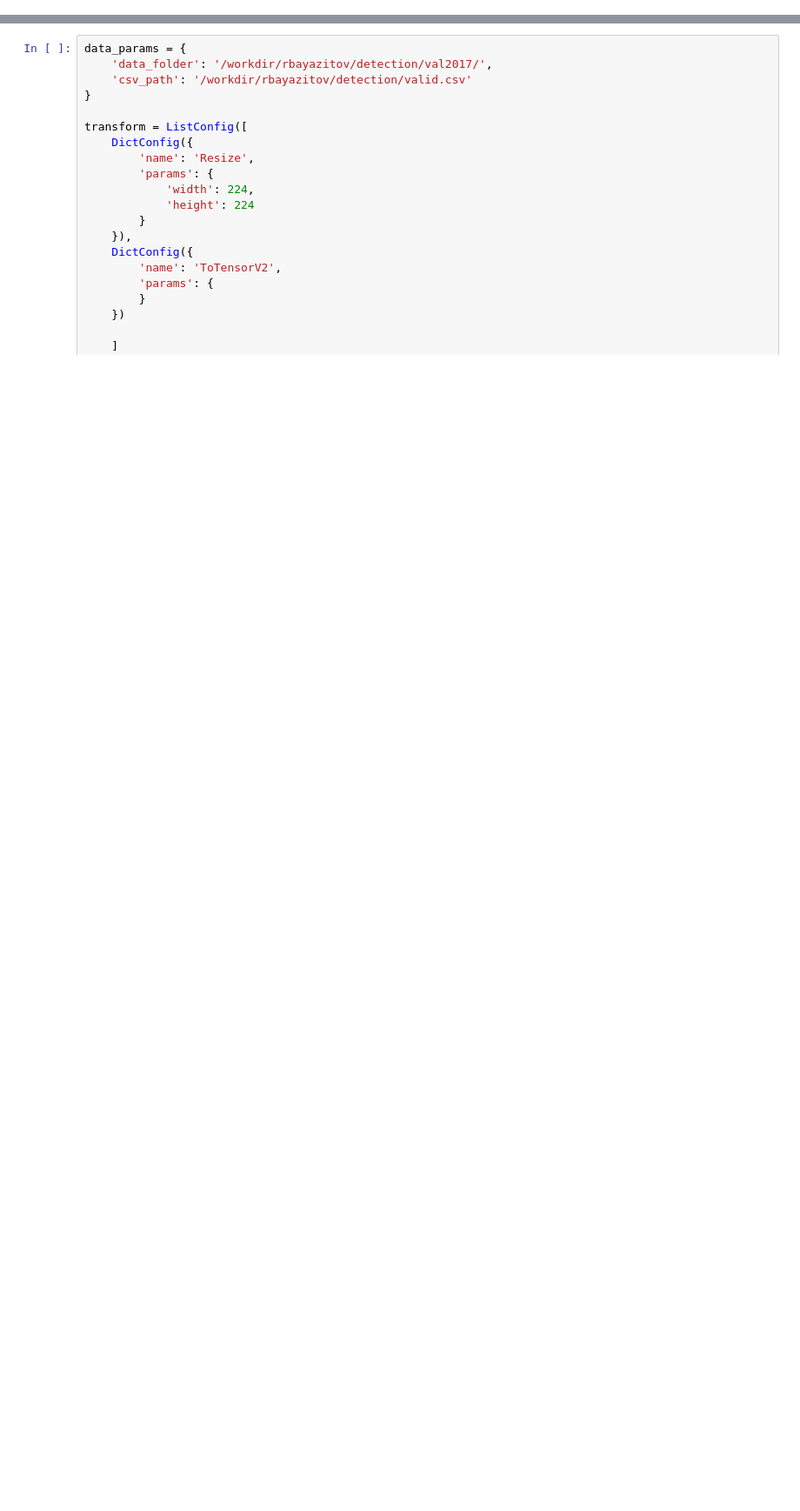
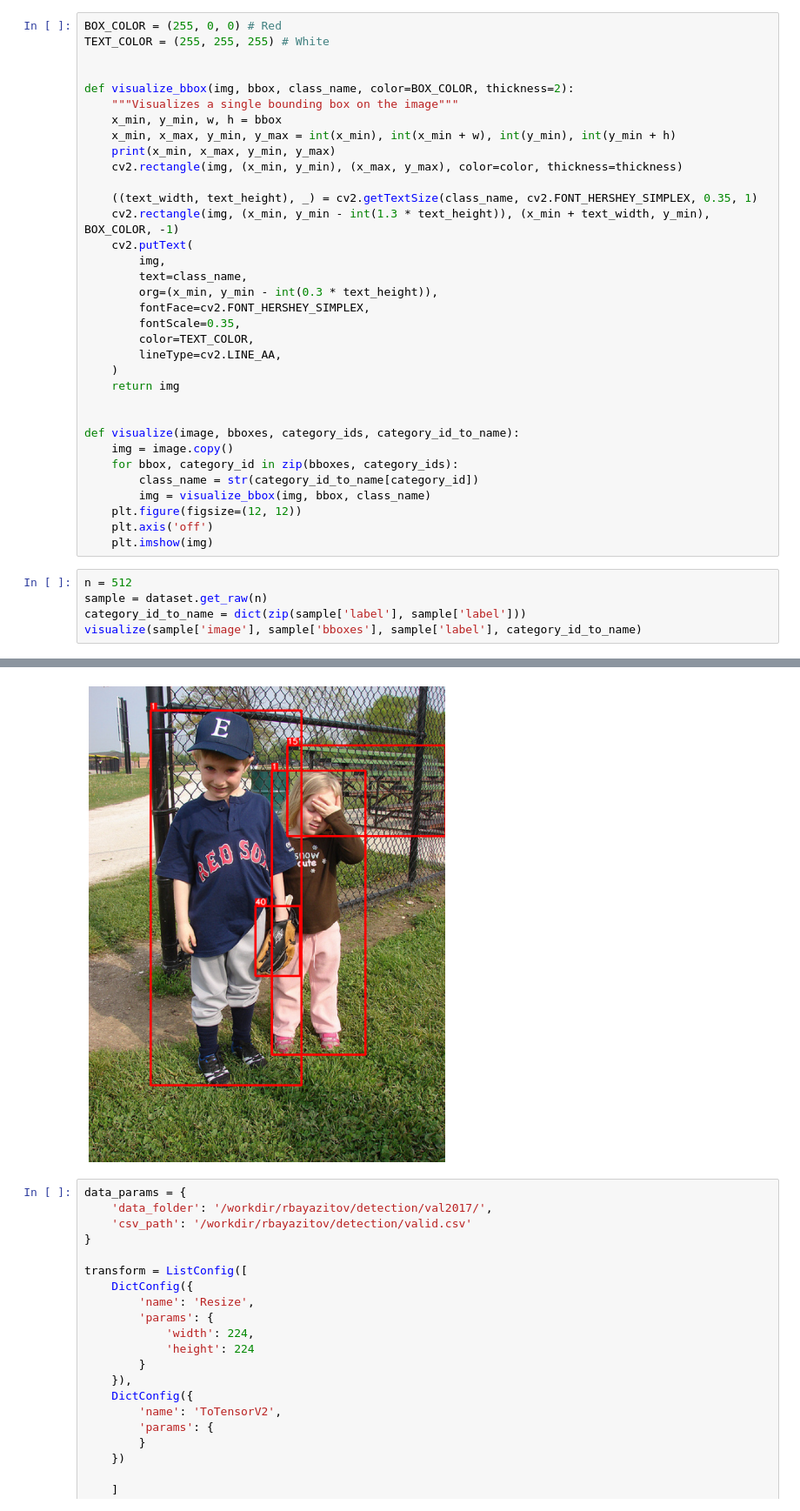
Before and after one commit to eora-ai/torchok, a Jupyter notebook: examples/notebooks/CheckDetectionDataset.ipynb, the cells around one changed output, grey strips where cells are left out. Shown at 87% size. Cells and saved outputs as stored; diff of their text form; blank space fills up the shorter version.

Commit message:
implement coco dataset with notebook test

```diff
--- a/examples/notebooks/CheckDetectionDataset.ipynb
+++ b/examples/notebooks/CheckDetectionDataset.ipynb
@@ -12,0 +74,40 @@ from torchok.constructor.constructor import Constructor
+# %%
+BOX_COLOR = (255, 0, 0) # Red
+TEXT_COLOR = (255, 255, 255) # White
+
+
+def visualize_bbox(img, bbox, class_name, color=BOX_COLOR, thickness=2):
+    """Visualizes a single bounding box on the image"""
+    x_min, y_min, w, h = bbox
+    x_min, x_max, y_min, y_max = int(x_min), int(x_min + w), int(y_min), int(y_min + h)
+    print(x_min, x_max, y_min, y_max)
+    cv2.rectangle(img, (x_min, y_min), (x_max, y_max), color=color, thickness=thickness)
+
+    ((text_width, text_height), _) = cv2.getTextSize(class_name, cv2.FONT_HERSHEY_SIMPLEX, 0.35, 1)
+    cv2.rectangle(img, (x_min, y_min - int(1.3 * text_height)), (x_min + text_width, y_min), BOX_COLOR, -1)
+    cv2.putText(
+        img,
+        text=class_name,
+        org=(x_min, y_min - int(0.3 * text_height)),
+        fontFace=cv2.FONT_HERSHEY_SIMPLEX,
+        fontScale=0.35,
+        color=TEXT_COLOR,
+        lineType=cv2.LINE_AA,
+    )
+    return img
+
+
+def visualize(image, bboxes, category_ids, category_id_to_name):
+    img = image.copy()
+    for bbox, category_id in zip(bboxes, category_ids):
+        class_name = str(category_id_to_name[category_id])
+        img = visualize_bbox(img, bbox, class_name)
+    plt.figure(figsize=(12, 12))
+    plt.axis('off')
+    plt.imshow(img)
+# %%
+n = 512
+sample = dataset.get_raw(n)
+category_id_to_name = dict(zip(sample['label'], sample['label']))
+visualize(sample['image'], sample['bboxes'], sample['label'], category_id_to_name)
+# %% [output]
@@ -13,3 +118,4 @@ from torchok.constructor.constructor import Constructor
+[figure, added]
 # %%
 data_params = {
     'data_folder': '/workdir/rbayazitov/detection/val2017/',
```
Also changed, not shown: parts of 12 cells of this notebook, 2 other files.
